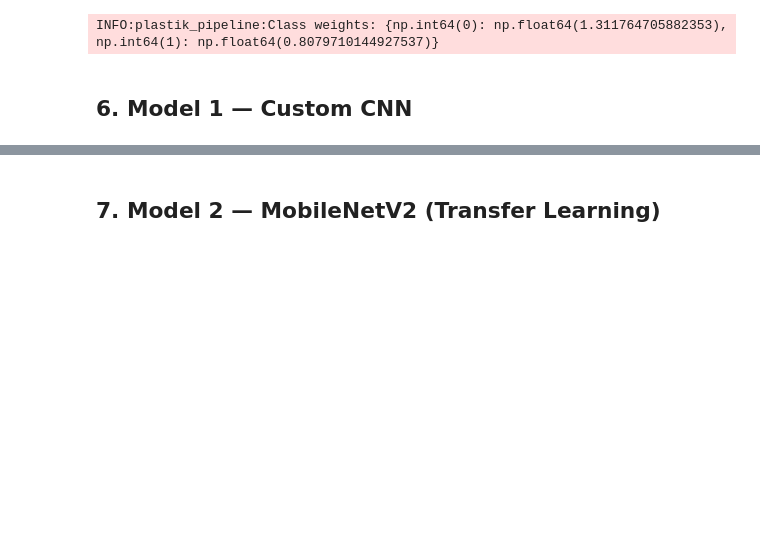
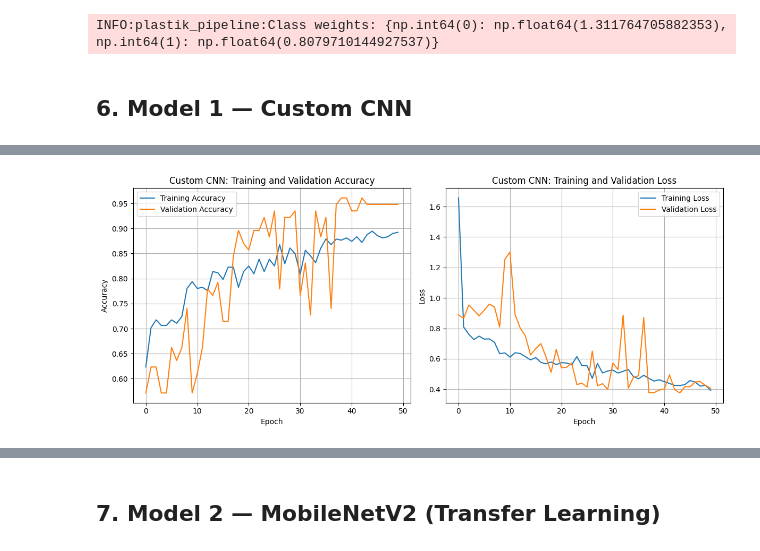
Before and after one commit to AhmadSelao180874/LSTM_Perbandingan-Model, a Jupyter notebook: Salinan_dari_Pipeline_Terintegrasi_5Model_Baru.ipynb, the cells around one changed output, grey strips where cells are left out. Cells and saved outputs as stored; diff of their text form; code cells hidden in the pictures; blank space fills up the shorter version.

```diff
--- a/Salinan_dari_Pipeline_Terintegrasi_5Model_Baru.ipynb
+++ b/Salinan_dari_Pipeline_Terintegrasi_5Model_Baru.ipynb
@@ -452,6 +513,11 @@ non_plastik    170
 # %% [markdown]
 ## 5. Data Generator (Augmentasi) untuk Custom CNN & MobileNetV2
 # %%
+import pandas as pd # Added for pd.DataFrame
+from tensorflow.keras.preprocessing.image import ImageDataGenerator # Added for ImageDataGenerator
+import numpy as np # Added for np.unique
+from sklearn.utils.class_weight import compute_class_weight # Added for compute_class_weight
+import logging # Added for logging.Logger
 
 def build_generators(df_train: pd.DataFrame, df_val: pd.DataFrame, images_dir: str, config: dict,
                       logger: logging.Logger):
@@ -508,7 +574,9 @@ def build_generators(df_train: pd.DataFrame, df_val: pd.DataFrame, images_dir: s
 
 
 def compute_class_weights_dict(train_generator, logger: logging.Logger) -> dict:
-    """Hitung class_weight untuk mengatasi ketidakseimbangan kelas sisa (setelah oversampling)."""
+    """
+    Hitung class_weight untuk mengatasi ketidakseimbangan kelas sisa (setelah oversampling).
+    """
     y_train_labels = train_generator.classes
     unique_classes = np.unique(y_train_labels)
     weights = compute_class_weight(class_weight='balanced', classes=unique_classes, y=y_train_labels)
@@ -652 +783,30 @@ INFO:plastik_pipeline:Training 'Custom CNN' selesai.
 INFO:plastik_pipeline:Custom CNN disimpan ke: /content/drive/MyDrive/project_BIMA26/model_comparison_outputs/custom_cnn_model.keras
+# %%
+import matplotlib.pyplot as plt
+
+plt.figure(figsize=(12, 5))
+
+# Plot Training & Validation Accuracy
+plt.subplot(1, 2, 1)
+plt.plot(custom_cnn_history.history['accuracy'], label='Training Accuracy')
+plt.plot(custom_cnn_history.history['val_accuracy'], label='Validation Accuracy')
+plt.title('Custom CNN: Training and Validation Accuracy')
+plt.xlabel('Epoch')
+plt.ylabel('Accuracy')
+plt.legend()
+plt.grid(True)
+
+# Plot Training & Validation Loss
+plt.subplot(1, 2, 2)
+plt.plot(custom_cnn_history.history['loss'], label='Training Loss')
+plt.plot(custom_cnn_history.history['val_loss'], label='Validation Loss')
+plt.title('Custom CNN: Training and Validation Loss')
+plt.xlabel('Epoch')
+plt.ylabel('Loss')
+plt.legend()
+plt.grid(True)
+
+plt.tight_layout()
+plt.show()
+# %% [output]
+[figure, added]
```
Also changed, not shown: parts of 40 cells of this notebook.
